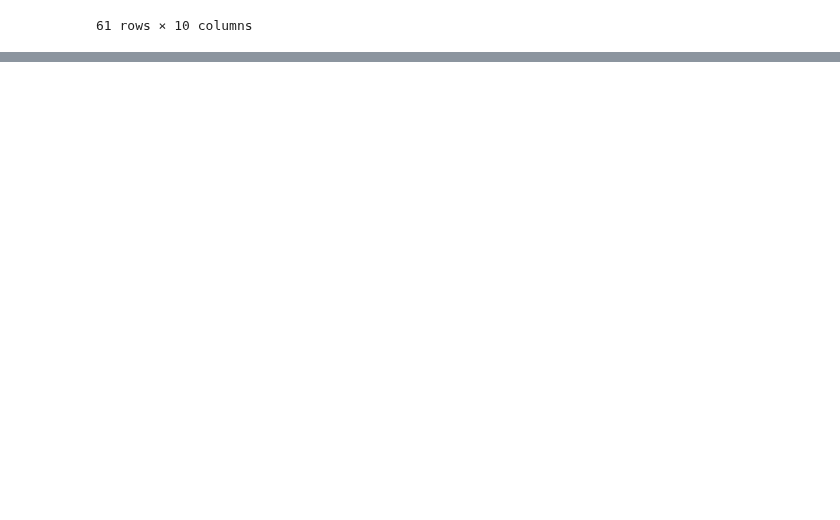
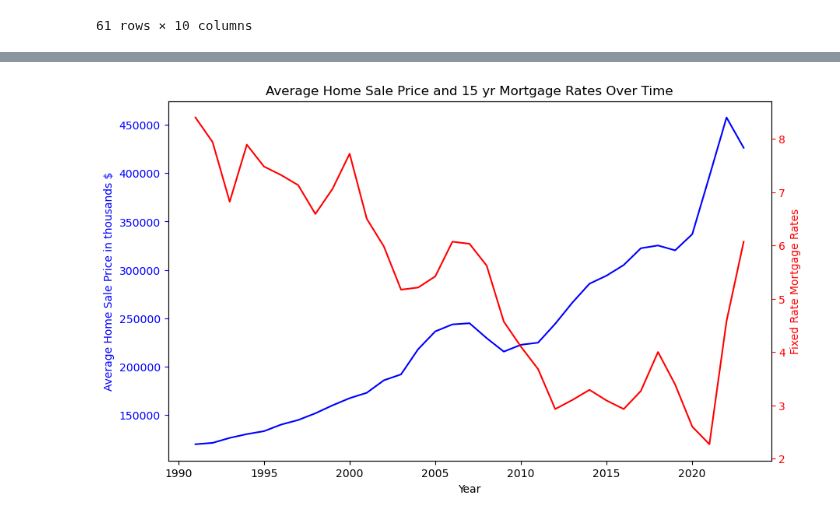
Before and after one commit to njlanger/Project1_Grp3, a Jupyter notebook: Neil/raw_fred_data.ipynb, the cells around one changed output, grey strips where cells are left out. Drawn from its saved outputs; the diff is of its cells as text; code cells hidden in the pictures; blank space fills up the shorter version.

```diff
--- a/Neil/raw_fred_data.ipynb
+++ b/Neil/raw_fred_data.ipynb
@@ -583,0 +707,7 @@ plt.show()
+# %%
+# Merging Avg. Median Home Sale Price and 15 yr Mortgage
+home_sale_price_and_15yr = work_file[[
+    'Year','Avg. 15 Year Fixed Mortgage Rate','Avg. Median Home Sale Price'
+]]
+
+home_sale_price_and_15yr
@@ -583,0 +732,26 @@ plt.show()
+# %%
+# Ploting 15 year fixed mortgage rates and the average home sale price
+
+home_sale_price_and_15yr = home_sale_price_and_15yr.dropna()
+
+fig, ax1 = plt.subplots(figsize=(10, 6))
+
+# Plot home price index on the primary y-axis
+ax1.plot(home_sale_price_and_15yr['Year'], home_sale_price_and_15yr['Avg. Median Home Sale Price'], label='Average Home Sale Price "($ thousands)"', color='blue')
+ax1.set_xlabel('Year')
+ax1.set_ylabel('Average Home Sale Price in thousands $', color='blue')
+ax1.tick_params('y', colors='blue')
+
+# Create a secondary y-axis for fixed rate mortgage rates
+ax2 = ax1.twinx()
+ax2.plot(home_sale_price_and_15yr['Year'], home_sale_price_and_15yr['Avg. 15 Year Fixed Mortgage Rate'], label='15 yr Fixed Rate Mortgage Rates', color='red')
+ax2.set_ylabel('Fixed Rate Mortgage Rates', color='red')
+ax2.tick_params('y', colors='red')
+
+plt.title('Average Home Sale Price and 15 yr Mortgage Rates Over Time')
+
+plt.savefig('Average Home Sale Price and 15 yr Mortgage Rates Over Time.png')
+
+plt.show()
+# %% [output]
+[figure, added]
```
Also changed, not shown: parts of 11 cells of this notebook, 4 other files.
